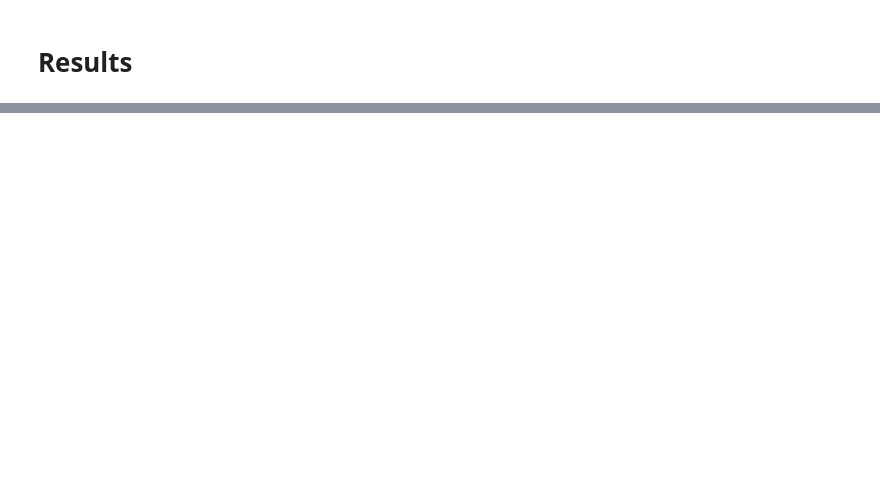
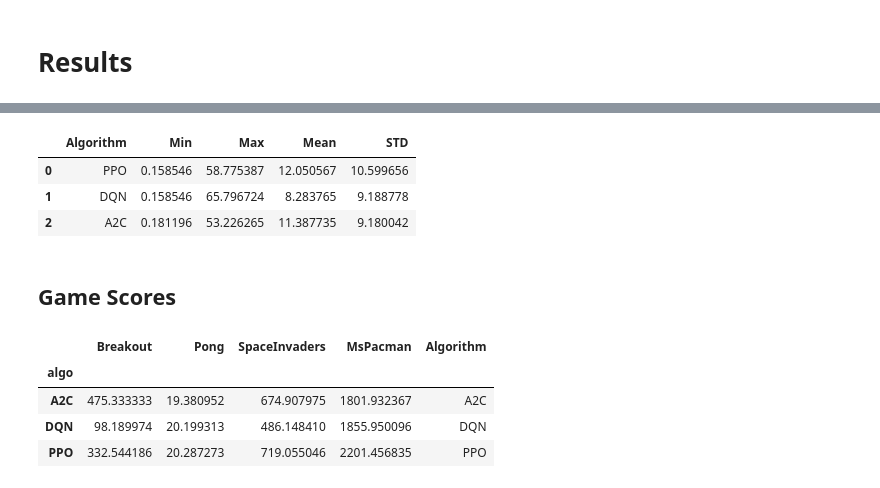
Before and after one commit to sequenzia/solen-rl-project, a Jupyter notebook: notebooks/infer.ipynb, the cells around one changed output, grey strips where cells are left out. Drawn from its saved outputs; the diff is of its cells as text; code cells hidden in the pictures; blank space fills up the shorter version.

```diff
--- a/notebooks/infer.ipynb
+++ b/notebooks/infer.ipynb
@@ -341,0 +774,15 @@ for key, data in all_infer_data.items():
+# %%
+breakdown_cols = ['Algorithm', 'Min', 'Max', 'Mean', 'STD']
+
+ppo_breakdown_vals = ['PPO', ppo_scores['score_norm'].min(), ppo_scores['score_norm'].max(), ppo_scores['score_norm'].mean(), ppo_scores['score_norm'].std()]
+dqn_breakdown_vals = ['DQN', dqn_scores['score_norm'].min(), dqn_scores['score_norm'].max(), dqn_scores['score_norm'].mean(), dqn_scores['score_norm'].std()]
+a2c_breakdown_vals = ['A2C', a2c_scores['score_norm'].min(), a2c_scores['score_norm'].max(), a2c_scores['score_norm'].mean(), a2c_scores['score_norm'].std()]
+
+algo_breakdown = pd.DataFrame([ppo_breakdown_vals, dqn_breakdown_vals, a2c_breakdown_vals], columns=breakdown_cols)
+
+algo_breakdown
+# %% [output]
+|  | Algorithm | Min | Max | Mean | STD |
+| 0 | PPO | 0.158546 | 58.775387 | 12.050567 | 10.599656 |
+| 1 | DQN | 0.158546 | 65.796724 | 8.283765 | 9.188778 |
+| 2 | A2C | 0.181196 | 53.226265 | 11.387735 | 9.180042 |
@@ -341,0 +798,24 @@ for key, data in all_infer_data.items():
+# %% [markdown]
+## Game Scores
+# %%
+games_breakdown = pd.DataFrame()
+
+games_breakdown['Breakout'] = breakout_scores[['algo','score']].groupby('algo').mean()
+games_breakdown['Pong'] = pong_scores[['algo','score']].groupby('algo').mean()
+games_breakdown['SpaceInvaders'] = spaceinvaders_scores[['algo','score']].groupby('algo').mean()
+games_breakdown['MsPacman'] = mspacman_scores[['algo','score']].groupby('algo').mean()
+
+games_breakdown['Algorithm'] = games_breakdown.index
+
+breakdown_cols = ['Breakout', 'Pong', 'SpaceInvaders', 'MsPacman']
+
+fig = px.bar(games_breakdown, x=breakdown_cols, y="Algorithm", color_discrete_sequence=px.colors.qualitative.Vivid, title="Mean Scores of Algorithms by Game")
+fig.show()
+
+games_breakdown
+# %% [output]
+|  | Breakout | Pong | SpaceInvaders | MsPacman | Algorithm |
+| algo |  |  |  |  |  |
+| A2C | 475.333333 | 19.380952 | 674.907975 | 1801.932367 | A2C |
+| DQN | 98.189974 | 20.199313 | 486.148410 | 1855.950096 | DQN |
+| PPO | 332.544186 | 20.287273 | 719.055046 | 2201.456835 | PPO |
```
Also changed, not shown: parts of 26 cells of this notebook, 34 other files.
